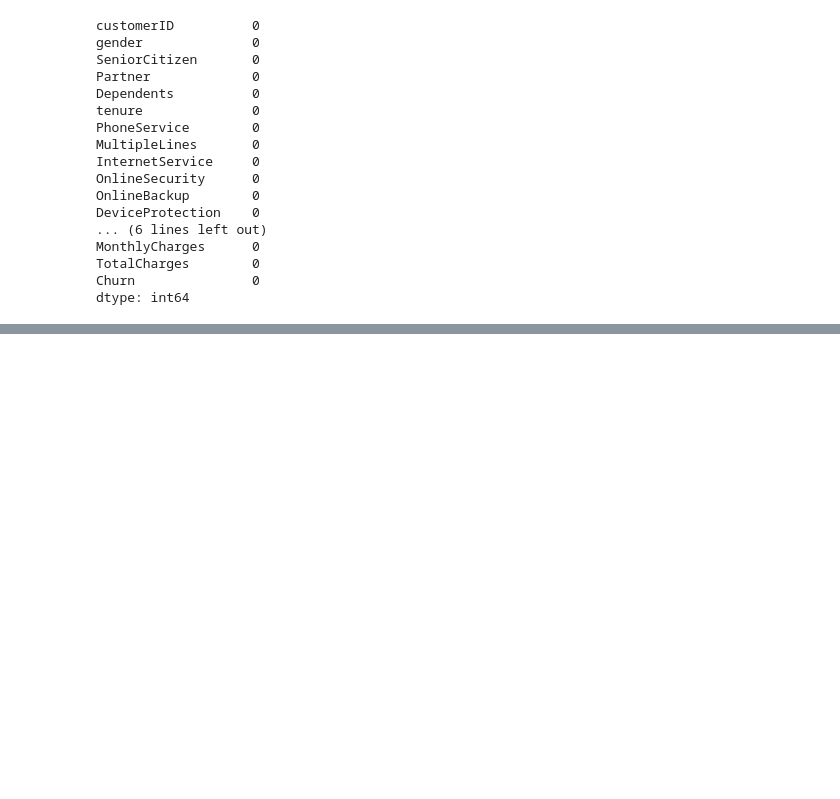
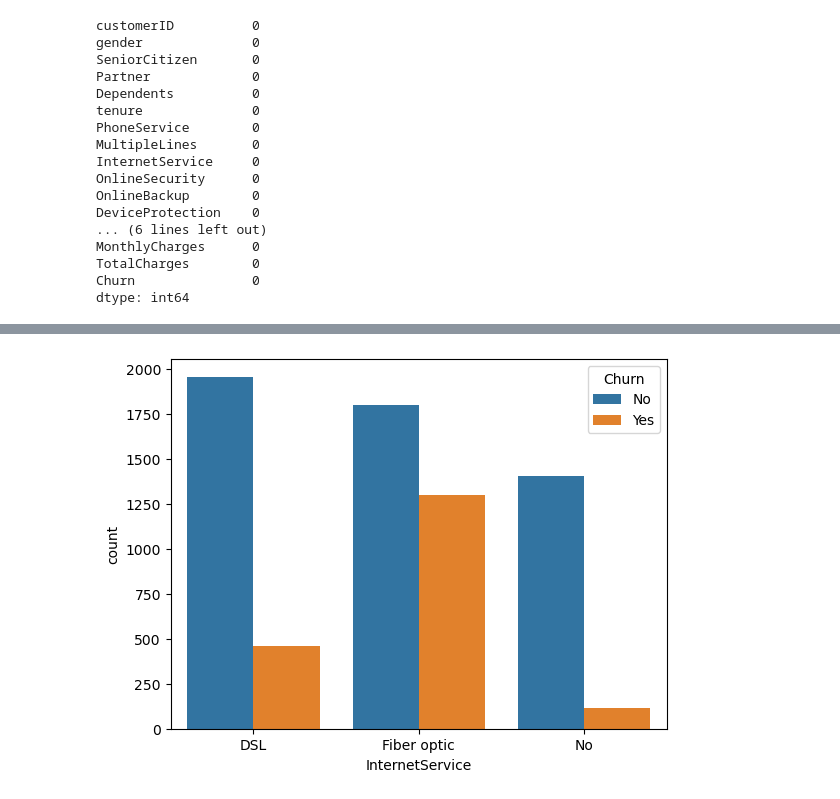
Before and after one commit to BCSoulless/customer-churn-model, a Jupyter notebook: customer-churn-model.ipynb, the cells around one changed output, grey strips where cells are left out. Saved outputs shown, nothing was run; the diff lists cells and outputs as text; code cells hidden in the pictures; blank space fills up the shorter version.

```diff
--- a/customer-churn-model.ipynb
+++ b/customer-churn-model.ipynb
@@ -80,0 +130,4 @@ dtype: int64
+# %%
+sns.countplot(x='InternetService', data=customer_churn_df, hue='Churn');
+# %% [output]
+[figure, added]
```
Also changed, not shown: parts of 14 cells of this notebook.
